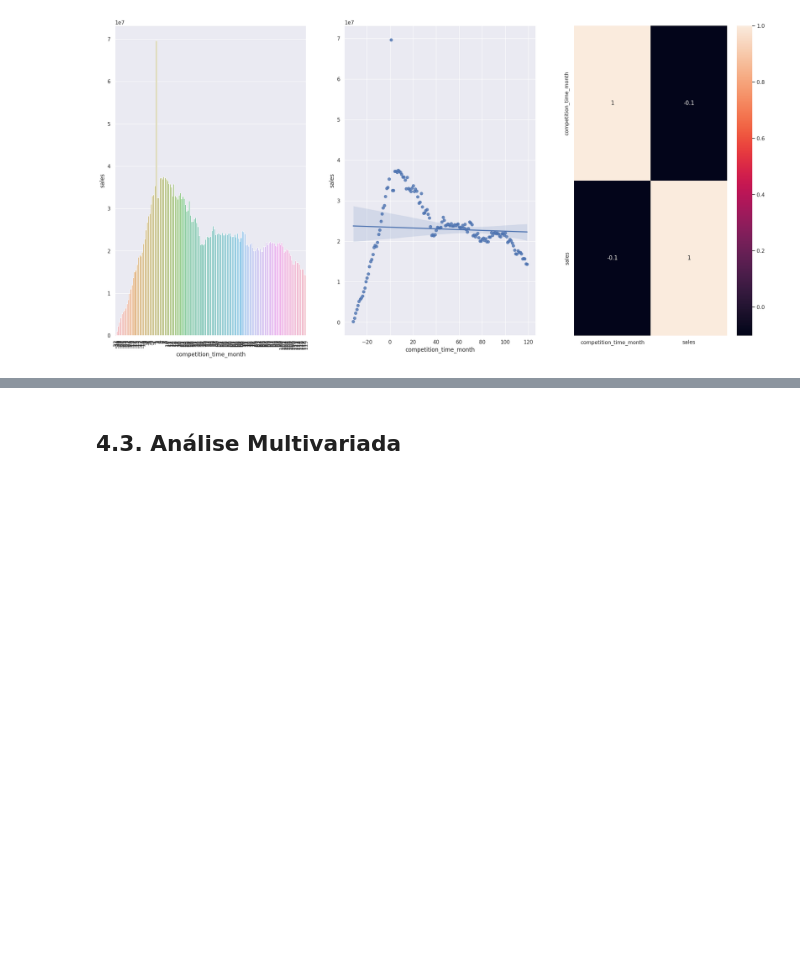
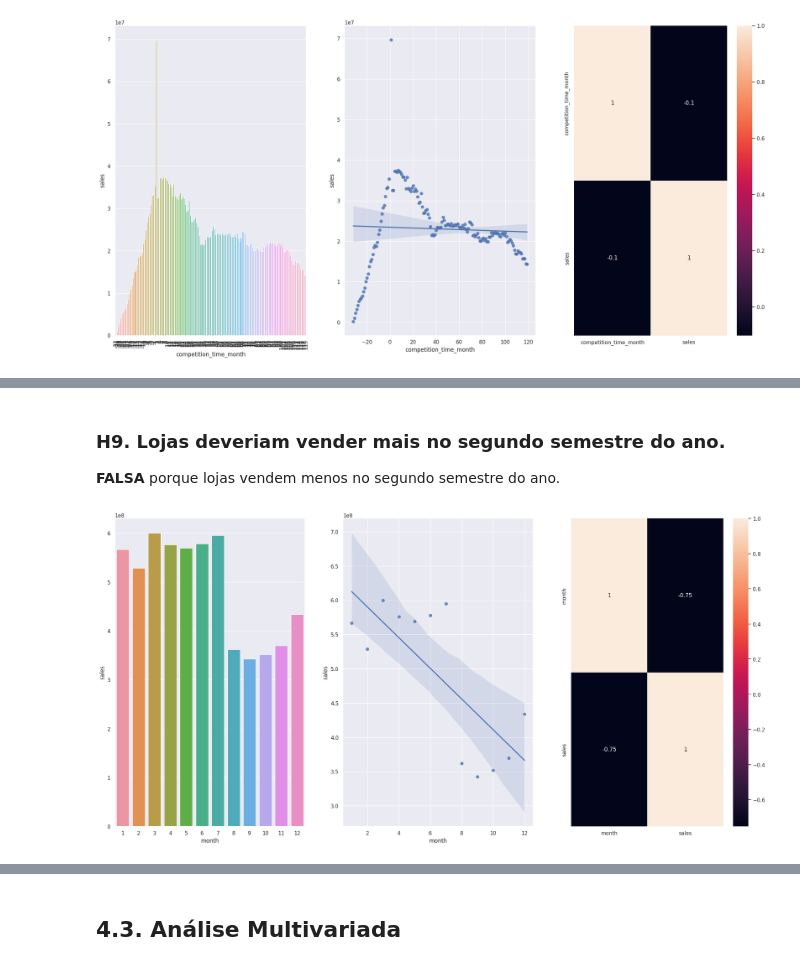
Before and after one commit to renato-evangelista/rossmann, a Jupyter notebook: m04_v01_store_sales_prediction.ipynb, the cells around one changed output, grey strips where cells are left out. Saved outputs shown, nothing was run; the diff lists cells and outputs as text; code cells hidden in the pictures; blank space fills up the shorter version.

```diff
--- a/m04_v01_store_sales_prediction.ipynb
+++ b/m04_v01_store_sales_prediction.ipynb
@@ -546,0 +578,16 @@ ax.legend(labels=['Tradicional & Extendida', 'Exendida']);
+# %% [markdown]
+### **H9.** Lojas deveriam vender mais no segundo semestre do ano.
+**FALSA** porque lojas vendem menos no segundo semestre do ano.
+# %%
+aux1 = df4[['month', 'sales']].groupby('month').sum().reset_index()
+
+plt.subplot(1, 3, 1)
+sns.barplot(data=aux1, x='month', y='sales');
+
+plt.subplot(1, 3, 2)
+sns.regplot(data=aux1, x='month', y='sales');
+
+plt.subplot(1, 3, 3)
+sns.heatmap(aux1.corr(method='pearson'), annot=True);
+# %% [output]
+[figure, added]
```
Also changed, not shown: parts of 24 cells of this notebook.
